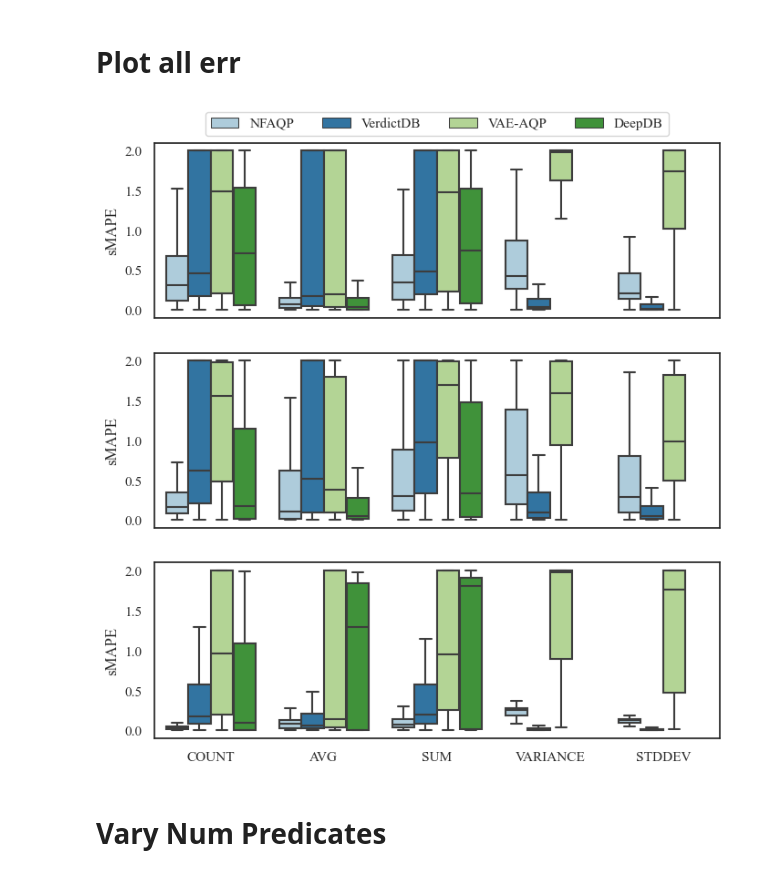
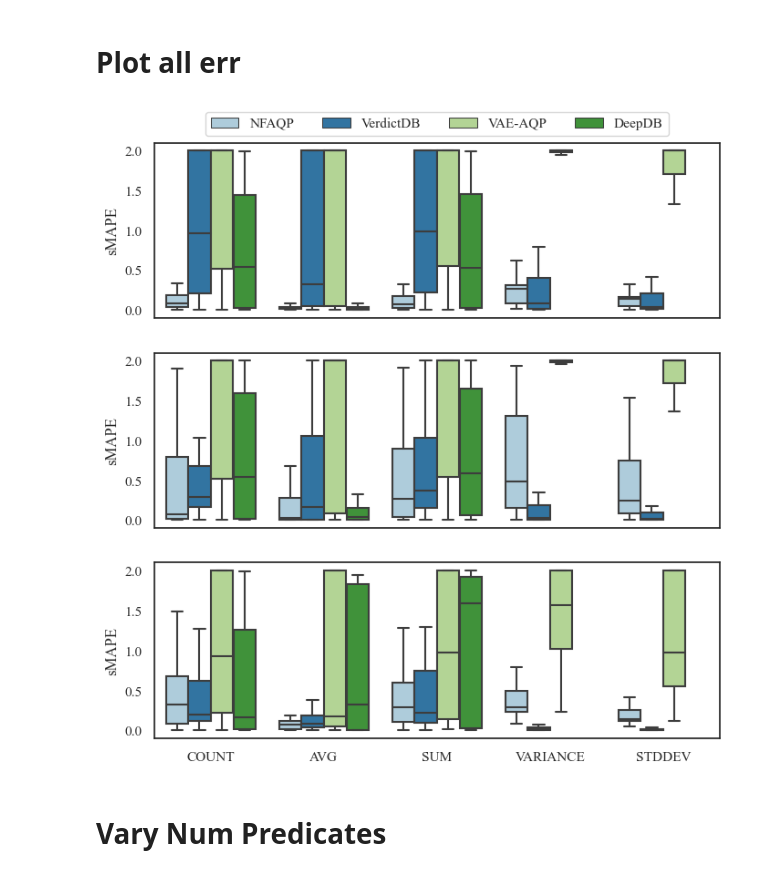
Before and after one commit to cenlibin/NFAQP, a Jupyter notebook: plot/seaborn.ipynb, the cells around one changed output. Saved outputs shown, nothing was run; the diff lists cells and outputs as text; code cells hidden in the pictures.

```diff
--- a/plot/seaborn.ipynb
+++ b/plot/seaborn.ipynb
@@ -17,10 +17,10 @@ print(src_df.shape)
 import seaborn as sns
 import pandas as pd
 import matplotlib.pyplot as plt
-n_pred_tresh = 5
+n_pred_tresh = 6
 ratio = 3.5
 high = 2.5
-for i, dataset in enumerate(['flights', 'pm25', 'lineitem']):
+for i, dataset in enumerate(['flights', 'pm25', 'lineitemext']):
     df = pd.read_csv(f'/home/clb/AQP/output/flow-tiny-{dataset}-spline/eval.csv')
     df = df[df['n_predicates'] <= n_pred_tresh]
     methods = ['flow', 'verdict', 'vae', 'deepdb']
@@ -33,35 +33,35 @@ for i, dataset in enumerate(['flights', 'pm25', 'lineitem']):
 
     N = df.shape[0]
     for m in methods:
         for f in funcs:
             if m == 'deepdb' and f in ['var', 'std']:
                 continue
             err_col = df [f'{m}_{f}_err']
             sub_df = pd.DataFrame([[funcs_alias[f]] * N, [methods_alias[m]] * N, err_col]).transpose()
             sub_df.columns = plot_df.columns
             plot_df = pd.concat([plot_df, sub_df])
 
 
     fig = plt.figure(figsize=(int(high * ratio), high))
     sns.set(font="Times New Roman", style='white', palette="Paired", font_scale=1)
     ax = sns.boxplot(x="Methods", y="sMAPE",
                     hue="Aggregation Functions", showfliers=False, palette="Paired",
                     data=plot_df)
     ax.set(xlabel=None)
     if i != 2:
         ax.set_xticklabels([])
     if i != 0:
         ax.get_legend().remove()
     else:
         sns.move_legend(ax, 'lower center', bbox_to_anchor=(.5, 1), ncol=4, title=None, frameon=True)
         pass
     sns.set_style("whitegrid") # 白色网格背景
 
 
     plt.savefig(f"./err/{dataset}_err.pdf", format="pdf", dpi=1200, bbox_inches="tight")
 # %% [output]
-[figure, old version]
+[figure, new version]
-[figure, old version]
+[figure, new version]
-[figure, old version]
+[figure, new version]
 # %% [markdown]
 # Vary Num Predicates
```
Also changed, not shown: parts of 5 cells of this notebook, 13 other files.
